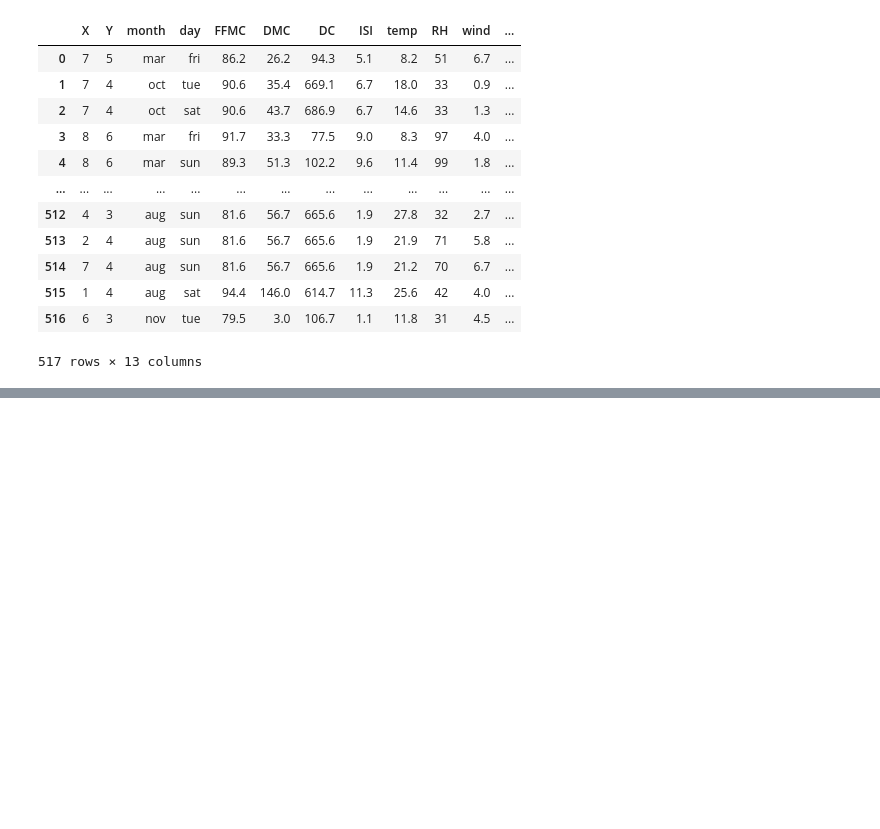
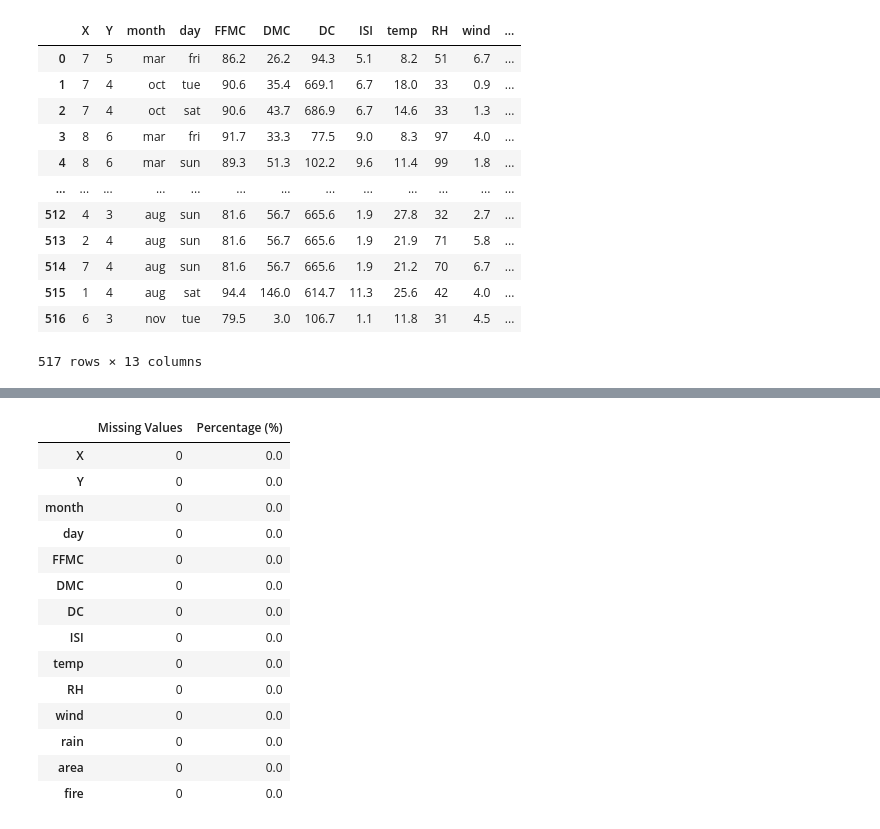
Before and after one commit to ericqn/forest-fire-model, a Jupyter notebook: probabilistic_agent_code/data_exploration.ipynb, the cells around one changed output, grey strips where cells are left out. Saved outputs shown, nothing was run; the diff lists cells and outputs as text; code cells hidden in the pictures; blank space fills up the shorter version.

```diff
--- a/probabilistic_agent_code/data_exploration.ipynb
+++ b/probabilistic_agent_code/data_exploration.ipynb
@@ -54,0 +72,25 @@ display_histogram(fires_df, 'area')
+# %%
+missing_counts = fires_df.isnull().sum()
+missing_percent = (missing_counts / len(fires_df)) * 100
+
+missing_summary = pd.DataFrame({
+    'Missing Values': missing_counts,
+    'Percentage (%)': missing_percent
+})
+missing_summary
+# %% [output]
+|  | Missing Values | Percentage (%) |
+| X | 0 | 0.0 |
+| Y | 0 | 0.0 |
+| month | 0 | 0.0 |
+| day | 0 | 0.0 |
+| FFMC | 0 | 0.0 |
+| DMC | 0 | 0.0 |
+| DC | 0 | 0.0 |
+| ISI | 0 | 0.0 |
+| temp | 0 | 0.0 |
+| RH | 0 | 0.0 |
+| wind | 0 | 0.0 |
+| rain | 0 | 0.0 |
+| area | 0 | 0.0 |
+| fire | 0 | 0.0 |
```
Also changed, not shown: parts of 2 cells of this notebook, 1 other file.
